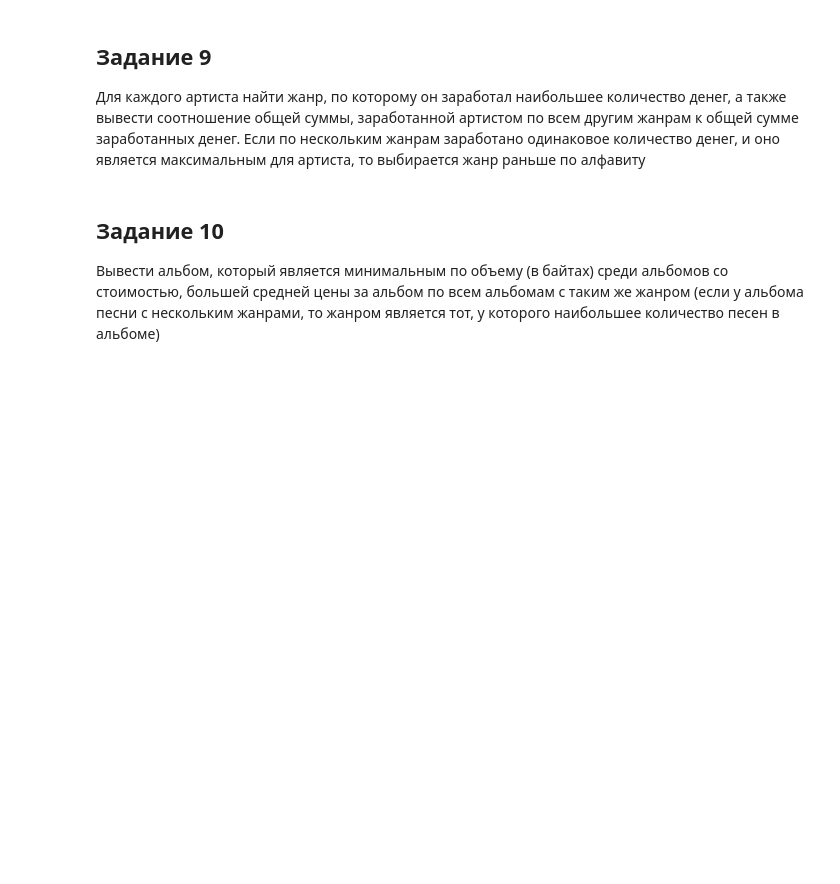
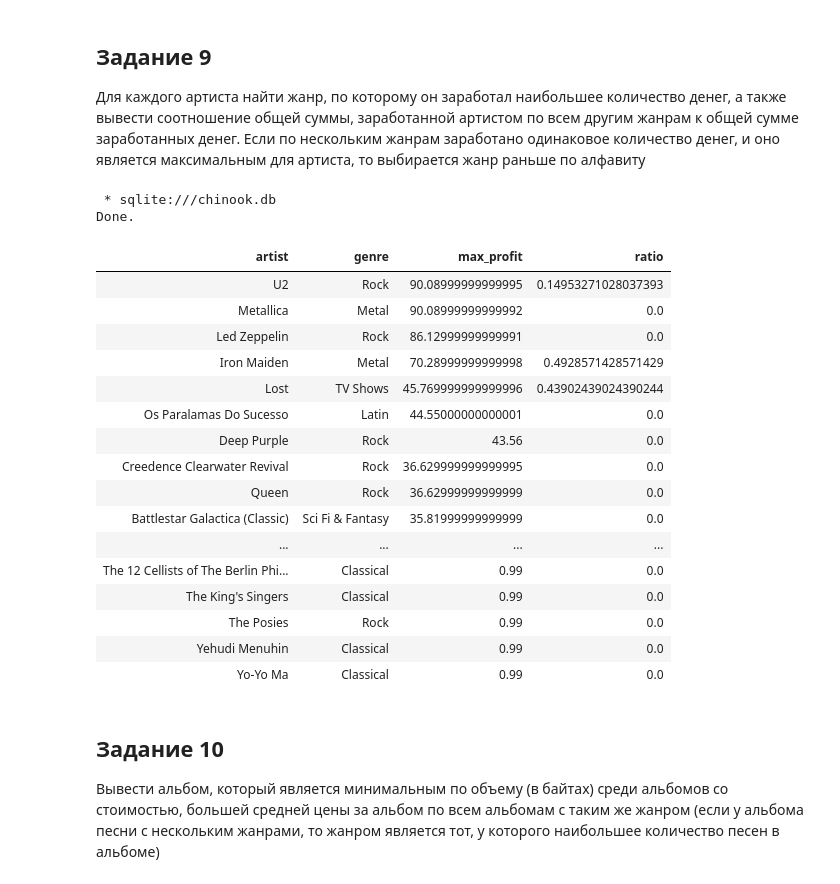
Before and after one commit to YanaGlad/DatabaseLab, a Jupyter notebook: lab_2.ipynb, the cells around one changed output. Drawn from its saved outputs; the diff is of its cells as text; code cells hidden in the pictures; blank space fills up the shorter version.

```diff
--- a/lab_2.ipynb
+++ b/lab_2.ipynb
@@ -95,6 +202,45 @@ Done.
 # %% [markdown]
 ## Задание 9
 Для каждого артиста найти жанр, по которому он заработал наибольшее количество денег, а также вывести соотношение общей суммы, заработанной артистом по всем другим жанрам к общей сумме заработанных денег. Если по нескольким жанрам заработано одинаковое количество денег, и оно является максимальным для артиста, то выбирается жанр раньше по алфавиту
+# %%
+%%sql
+WITH genres_profit AS (
+  WITH tracks_profit AS
+  (
+    SELECT tracks.Name as track, artists.Name as artist, genres.Name as genre, SUM(invoice_items.UnitPrice * invoice_items.Quantity) as profit FROM artists
+    inner JOIN albums ON albums.ArtistId = artists.ArtistId
+    inner JOIN tracks ON albums.AlbumId = tracks.AlbumId
+    inner JOIN genres ON tracks.GenreId = genres.GenreId
+    inner JOIN invoice_items ON invoice_items.TrackId = tracks.TrackId
+    GROUP BY track, artist
+  )
+  SELECT artist, genre, SUM(profit) as profit FROM tracks_profit
+  GROUP BY artist, genre
+  ORDER BY genre
+)
+SELECT artist, genre, MAX(profit) as max_profit, ((SUM(profit) - MAX(profit)) / SUM(profit)) as ratio FROM genres_profit
+GROUP BY artist
+ORDER BY profit DESC;
+# %% [output]
+ * sqlite:///chinook.db
+Done.
+| artist | genre | max_profit | ratio |
+| U2 | Rock | 90.08999999999995 | 0.14953271028037393 |
+| Metallica | Metal | 90.08999999999992 | 0.0 |
+| Led Zeppelin | Rock | 86.12999999999991 | 0.0 |
+| Iron Maiden | Metal | 70.28999999999998 | 0.4928571428571429 |
+| Lost | TV Shows | 45.769999999999996 | 0.43902439024390244 |
+| Os Paralamas Do Sucesso | Latin | 44.55000000000001 | 0.0 |
+| Deep Purple | Rock | 43.56 | 0.0 |
+| Creedence Clearwater Revival | Rock | 36.629999999999995 | 0.0 |
+| Queen | Rock | 36.62999999999999 | 0.0 |
+| Battlestar Galactica (Classic) | Sci Fi & Fantasy | 35.81999999999999 | 0.0 |
+| ... | ... | ... | ... |
+| The 12 Cellists of The Berlin Phi... | Classical | 0.99 | 0.0 |
+| The King's Singers | Classical | 0.99 | 0.0 |
+| The Posies | Rock | 0.99 | 0.0 |
+| Yehudi Menuhin | Classical | 0.99 | 0.0 |
+| Yo-Yo Ma | Classical | 0.99 | 0.0 |
 # %% [markdown]
 ## Задание 10
 Вывести альбом, который является минимальным по объему (в байтах) среди альбомов со стоимостью, большей средней цены за альбом по всем альбомам с таким же жанром (если у альбома песни с нескольким жанрами, то жанром является тот, у которого наибольшее количество песен в альбоме)
```
Also changed, not shown: parts of 7 cells of this notebook.
